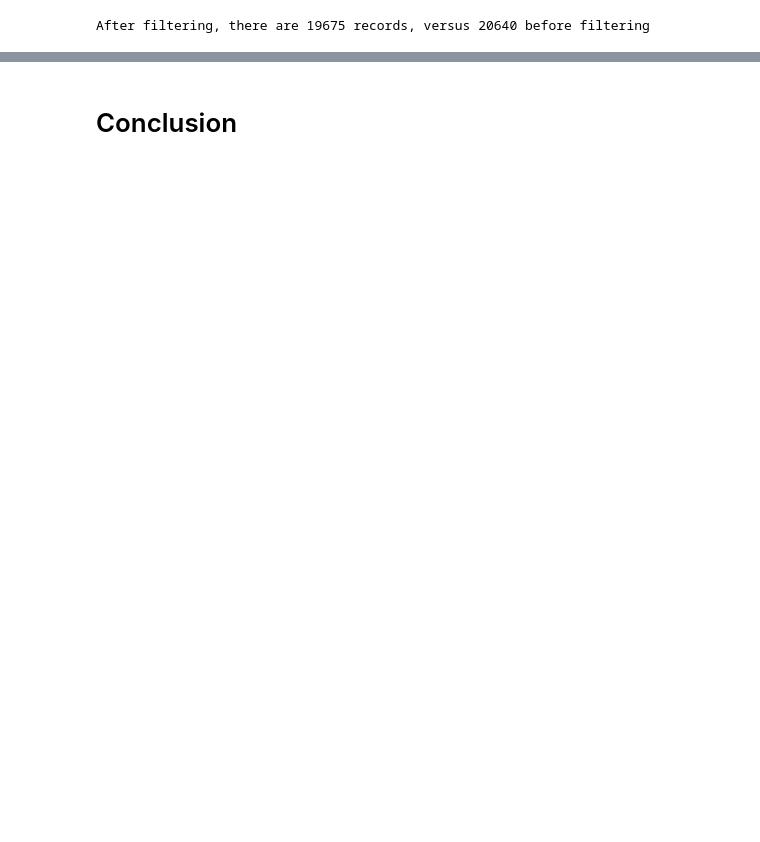
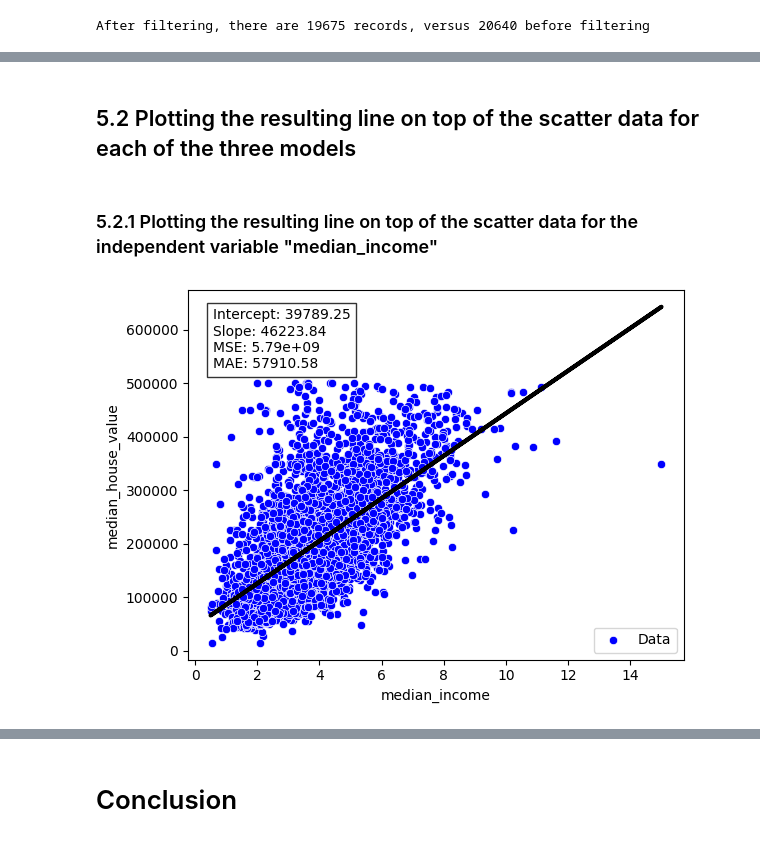
Before and after one commit to Jagu2641/JA2641_CSCN8010, a Jupyter notebook: Assignment- CSCN.ipynb, the cells around one changed output, grey strips where cells are left out. Cells and saved outputs as stored; diff of their text form; code cells hidden in the pictures; blank space fills up the shorter version.

```diff
--- a/Assignment- CSCN.ipynb
+++ b/Assignment- CSCN.ipynb
@@ -142,0 +142,9 @@ Independent Variable            Intercept                Slope  Mean Squared Err
+# %%
+# train-test split for Variabe 1
+X_var1_train, X_var1_test, y_train, y_test = train_test_split(X_var1, y, test_size=0.2, random_state=42)
+
+# train-test split for Variabe 2
+X_var2_train, X_var2_test, y_train, y_test = train_test_split(X_var2, y, test_size=0.2, random_state=42)
+
+# train-test split for Variabe 1
+X_var3_train, X_var3_test, y_train, y_test = train_test_split(X_var3, y, test_size=0.2, random_state=42)
@@ -142,0 +153,6 @@ Independent Variable            Intercept                Slope  Mean Squared Err
+# %%
+# Define a Model
+model1 = LinearRegression()
+# %%
+# Model fit
+model1.fit(X_var1_train, y_train)
@@ -142,0 +161,3 @@ Independent Variable            Intercept                Slope  Mean Squared Err
+# %%
+# Y Prediction
+y_pred_1 = model1.predict(X_var1_test)
@@ -142,0 +226,16 @@ Independent Variable            Intercept                Slope  Mean Squared Err
+# %% [markdown]
+## 5.2 Plotting the resulting line on top of the scatter data for each of the three models
+# %% [markdown]
+### 5.2.1 Plotting the resulting line on top of the scatter data for the independent variable "median_income"
+# %%
+# plotting the regression line against the test data
+sns.scatterplot(x=np.array(X_var1_test).reshape(-1,), y=np.array(y_test).reshape(-1,), color="b", label="Data")
+plt.plot(X_var1_test, y_pred_1, color="black", linewidth=3)
+plt.xlabel("median_income")
+plt.ylabel("median_house_value")
+text = f"Intercept: {float(Slope_1.item()):.2f}\nSlope: {float(Intercept_1.item()):.2f}\nMSE: {mse_1:.2e}\nMAE: {mae_1:.2f}"
+plt.text(0.05, 0.95, text, fontsize=10, transform=plt.gca().transAxes, verticalalignment='top', bbox=dict(facecolor='white', alpha=0.8))
+plt.legend()
+plt.show()
+# %% [output]
+[figure, added]
```
Also changed, not shown: parts of 41 cells of this notebook.
